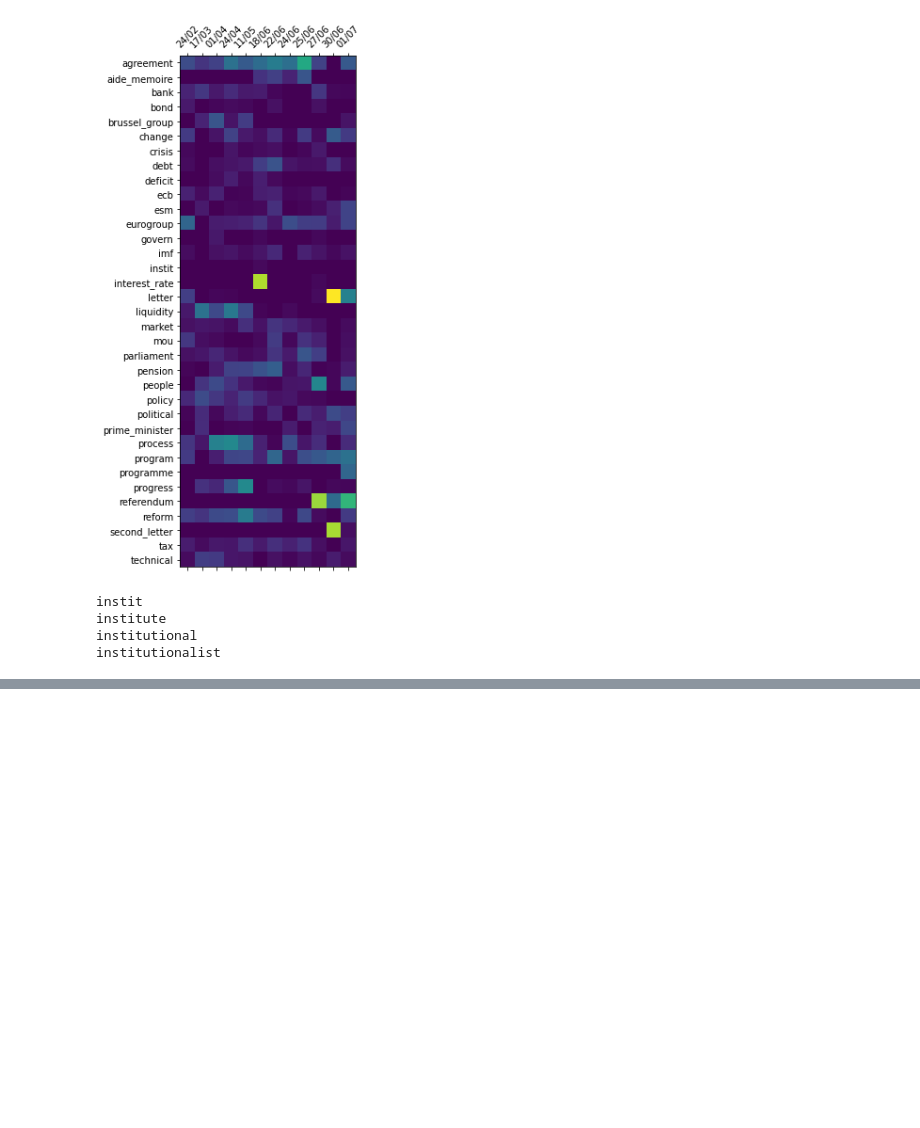
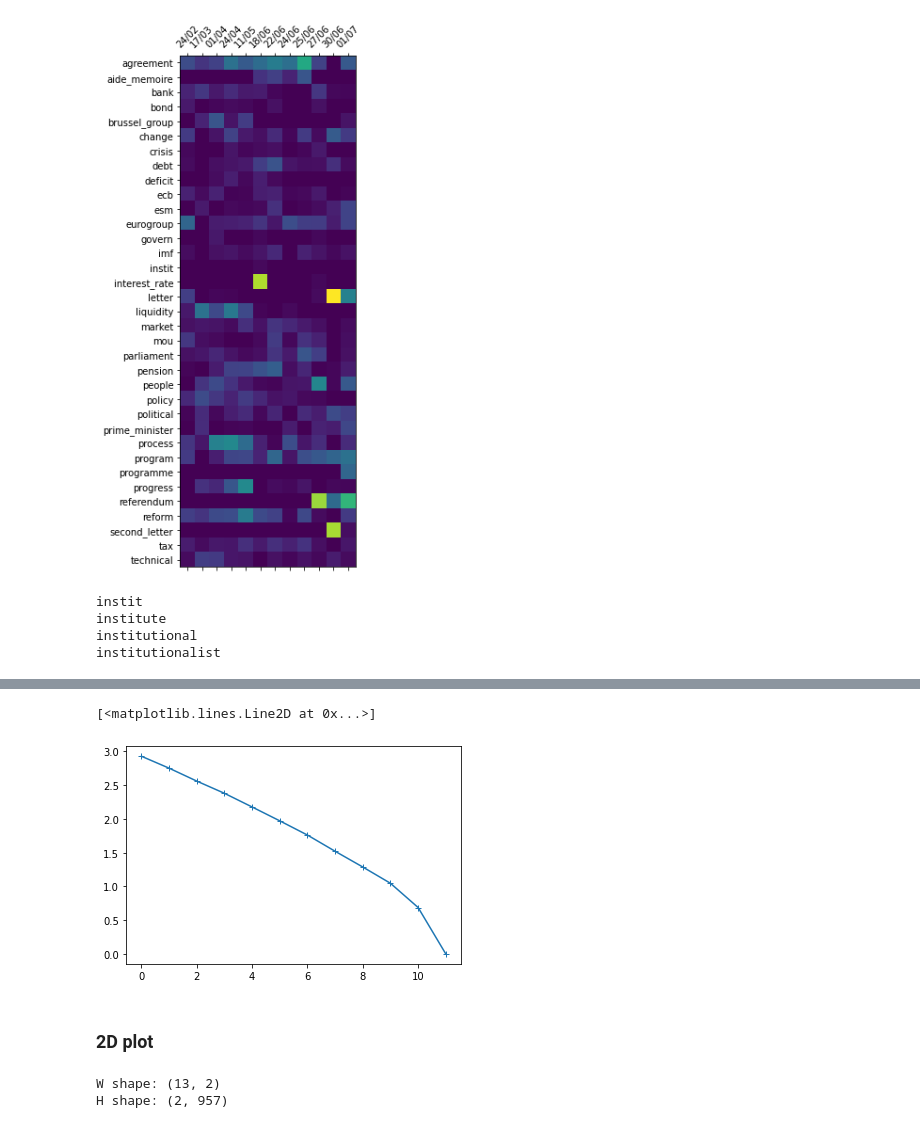
Before and after one commit to ariansajina/master-thesis, a Jupyter notebook: notebooks/tfidf-nnmf.ipynb, the cells around one changed output, grey strips where cells are left out. Saved outputs shown, nothing was run; the diff lists cells and outputs as text; code cells hidden in the pictures; blank space fills up the shorter version.

```diff
--- a/notebooks/tfidf-nnmf.ipynb
+++ b/notebooks/tfidf-nnmf.ipynb
@@ -901,0 +1079,21 @@ institutionalist
+# %%
+documents = [
+    ' '.join([token.lemma_ for sentence in nlp(doc).sents for token in sentence
+            if token_filter(token)
+    ])
+    for doc in grouped.values
+]
+# %%
+# apply collocations
+documents = pd.Series(documents).apply(lambda s:
+                apply_bigram_colloc(s,bigram_colloc))
+# %%
+from sklearn.feature_extraction.text import TfidfVectorizer
+
+tfidf_vectorizer = TfidfVectorizer(analyzer='word',
+                                   min_df=1, # word has to be in at least two documents
+                                   max_df=0.95, # word has to be in less the 95% of documents
+                                   smooth_idf=True, # Smooth idf weights by adding one to document frequencies, as if an extra document was seen containing every term in the collection exactly once. Prevents zero divisions.
+                                   sublinear_tf=False) # replace tf with 1 + log(tf).
+
+X = tfidf_vectorizer.fit_transform(documents)
@@ -901,0 +1104,18 @@ institutionalist
+# %%
+from sklearn.decomposition import NMF
+
+reconstruction_error = []
+for k in range(2, len(dates)+1):
+
+    nmf = NMF(n_components=k,
+              init='nndsvd',
+              beta_loss='frobenius',
+              max_iter=400,
+              random_state=0,
+              alpha=0,
+              l1_ratio=0)
+
+    nmf.fit(X.toarray())
+
+    reconstruction_error.append(nmf.reconstruction_err_)
+    print(f'{k} - iterations: {nmf.n_iter_}')
@@ -901,0 +1135,24 @@ institutionalist
+# %%
+plt.plot(reconstruction_error, marker='+')
+# %% [output]
+[<matplotlib.lines.Line2D at 0x...>]
+[figure, added]
+# %% [markdown]
+### 2D plot
+# %%
+nmf = NMF(n_components=2,
+          init='nndsvd',
+          beta_loss='frobenius',
+          max_iter=1000,
+          random_state=0,
+          alpha=0,
+          l1_ratio=0)
+
+W = nmf.fit_transform(X.toarray())
+H = nmf.components_
+
+print(f'W shape: {W.shape}')
+print(f'H shape: {H.shape}')
+# %% [output]
+W shape: (13, 2)
+H shape: (2, 957)
```
Also changed, not shown: parts of 55 cells of this notebook.
